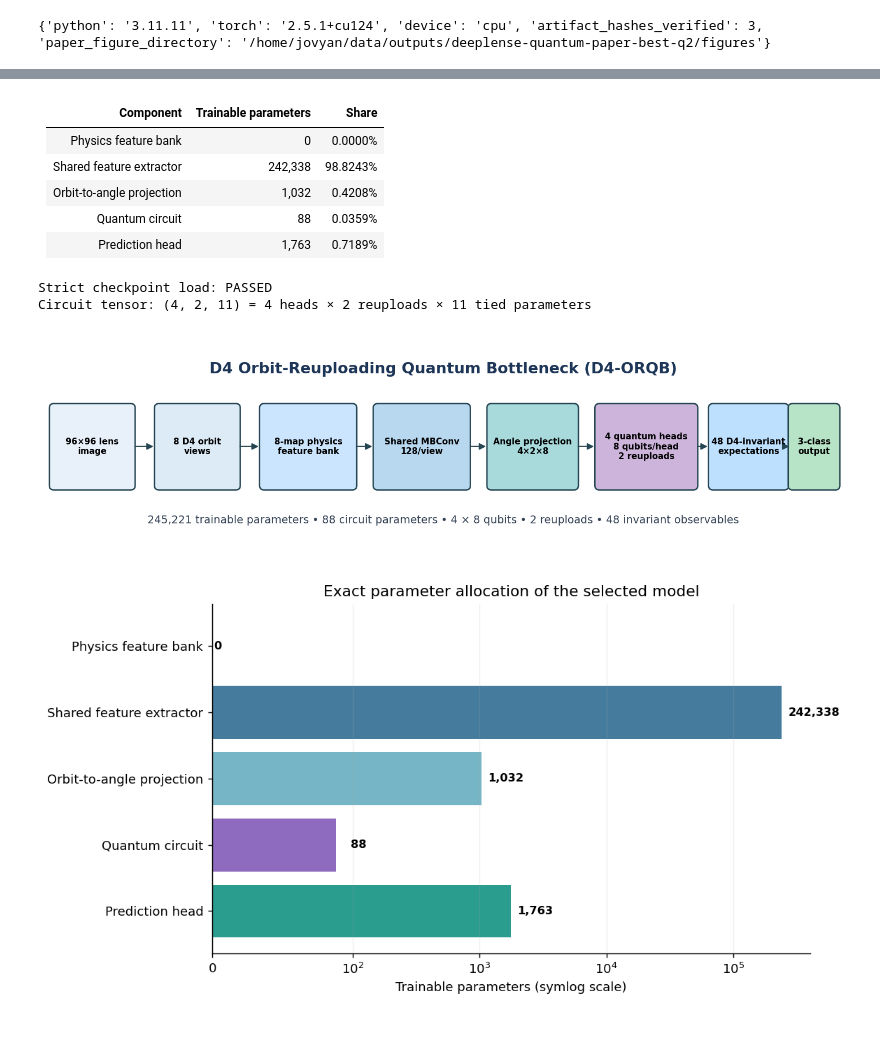
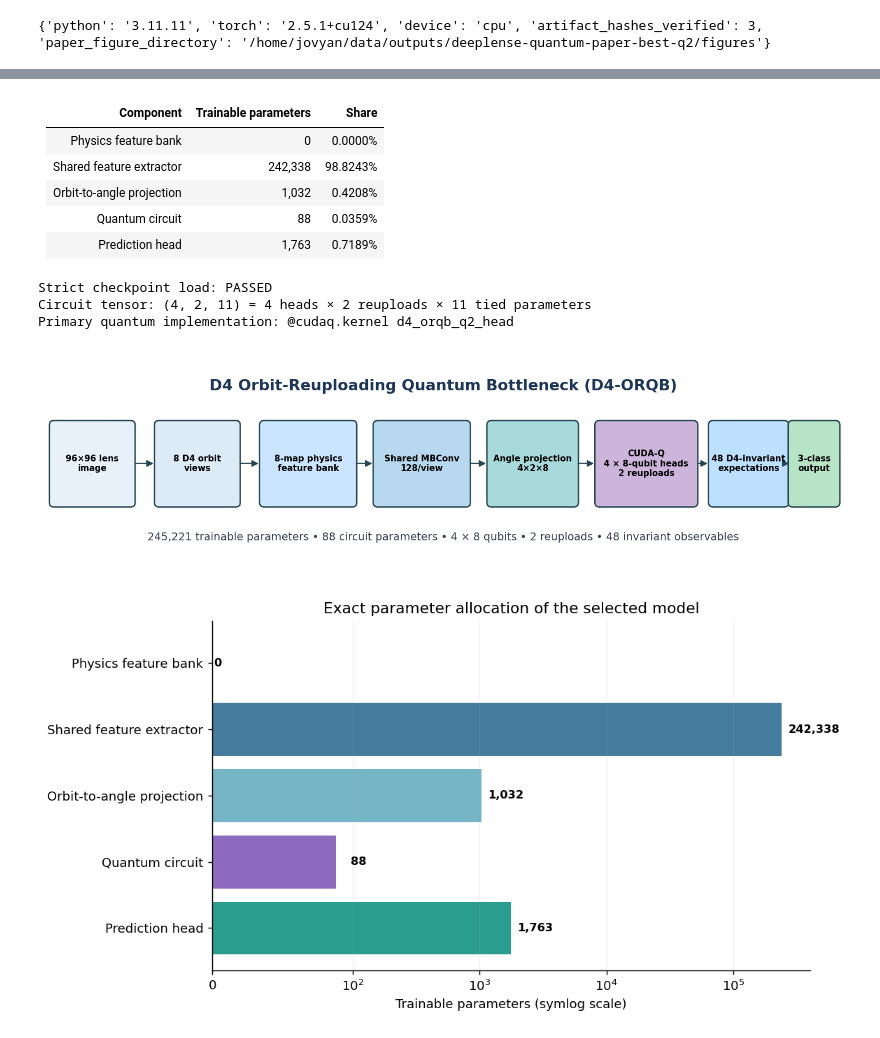
Before and after one commit to sushmanthreddy/deeplense-quantum, a Jupyter notebook: Best_D4_ORQB_Quantum_Model.ipynb, the cells around one changed output, grey strips where cells are left out. Cells and saved outputs as stored; diff of their text form; code cells hidden in the pictures.

```diff
--- a/Best_D4_ORQB_Quantum_Model.ipynb
+++ b/Best_D4_ORQB_Quantum_Model.ipynb
@@ -791,6 +1032,7 @@ model, checkpoint_payload = BestD4ORQB.from_checkpoint(CHECKPOINT)
 CLASS_NAMES = ("Axion", "CDM", "No substructure")
 assert checkpoint_payload["epoch"] == 19
 assert model.parameter_count == 245_221
+assert isinstance(model.core, D4OrbitCudaQCore)
 
 parameter_breakdown = {
     "Physics feature bank": sum(p.numel() for p in model.physics.parameters()),
@@ -814,6 +1056,7 @@ parameter_markdown.extend(
 display(Markdown("\n".join(parameter_markdown)))
 print("Strict checkpoint load: PASSED")
 print("Circuit tensor:", tuple(model.core.params.shape), "= 4 heads × 2 reuploads × 11 tied parameters")
+print("Primary quantum implementation: @cudaq.kernel d4_orqb_q2_head")
 # %% [output]
 | Component | Trainable parameters | Share |
 |---|---:|---:|
@@ -824,6 +1067,7 @@ print("Circuit tensor:", tuple(model.core.params.shape), "= 4 heads × 2 reuploa
 | Prediction head | 1,763 | 0.7189% |
 Strict checkpoint load: PASSED
 Circuit tensor: (4, 2, 11) = 4 heads × 2 reuploads × 11 tied parameters
+Primary quantum implementation: @cudaq.kernel d4_orqb_q2_head
 # %%
 def save_paper_figure(fig, stem: str):
     fig.savefig(FIGURE_DIR / f"{stem}.png", dpi=300, bbox_inches="tight", facecolor="white")
@@ -834,35 +1078,35 @@ def save_paper_figure(fig, stem: str):
 fig, ax = plt.subplots(figsize=(14, 3.8))
 ax.set_xlim(0, 14)
 ax.set_ylim(0, 4)
 ax.axis("off")
 blocks = [
     (0.15, "96×96 lens\nimage", "#E8F1FA"),
     (2.0, "8 D4 orbit\nviews", "#DDEBF7"),
     (3.85, "8-map physics\nfeature bank", "#CCE5FF"),
     (5.85, "Shared MBConv\n128/view", "#B8D8F0"),
     (7.85, "Angle projection\n4×2×8", "#A8DADC"),
-    (9.75, "4 quantum heads\n8 qubits/head\n2 reuploads", "#CDB4DB"),
+    (9.75, "CUDA-Q\n4 × 8-qubit heads\n2 reuploads", "#CDB4DB"),
     (11.75, "48 D4-invariant\nexpectations", "#BDE0FE"),
     (13.15, "3-class\noutput", "#B7E4C7"),
 ]
 widths = [1.35, 1.35, 1.55, 1.55, 1.45, 1.65, 1.25, 0.75]
 for i, ((x, label, color), width) in enumerate(zip(blocks, widths)):
     box = FancyBboxPatch((x, 1.25), width, 1.45, boxstyle="round,pad=0.08",
                          linewidth=1.4, edgecolor="#264653", facecolor=color)
     ax.add_patch(box)
     ax.text(x + width/2, 1.98, label, ha="center", va="center", fontsize=8.3, weight="bold")
     if i < len(blocks) - 1:
         nx = blocks[i+1][0]
         ax.add_patch(FancyArrowPatch((x + width + .04, 1.98), (nx - .06, 1.98),
                                      arrowstyle="-|>", mutation_scale=13, linewidth=1.2,
                                      color="#264653"))
 ax.text(7.0, 3.35, "D4 Orbit-Reuploading Quantum Bottleneck (D4-ORQB)",
         ha="center", fontsize=15, weight="bold", color="#1D3557")
 ax.text(7.0, .55, "245,221 trainable parameters • 88 circuit parameters • 4 × 8 qubits • 2 reuploads • 48 invariant observables",
         ha="center", fontsize=10.5, color="#334155")
 save_paper_figure(fig, "fig01_d4_orqb_architecture")
 # %% [output]
-[figure, old version]
+[figure, new version]
 # %%
 fig, ax = plt.subplots(figsize=(9, 4.8))
 names = list(parameter_breakdown)
```
Also changed, not shown: parts of 11 cells of this notebook, 11 other files.
